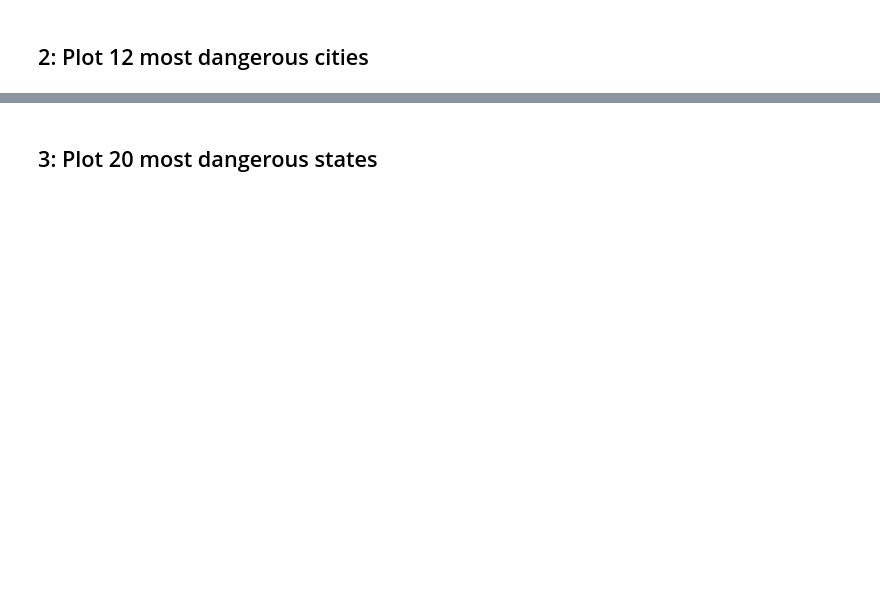
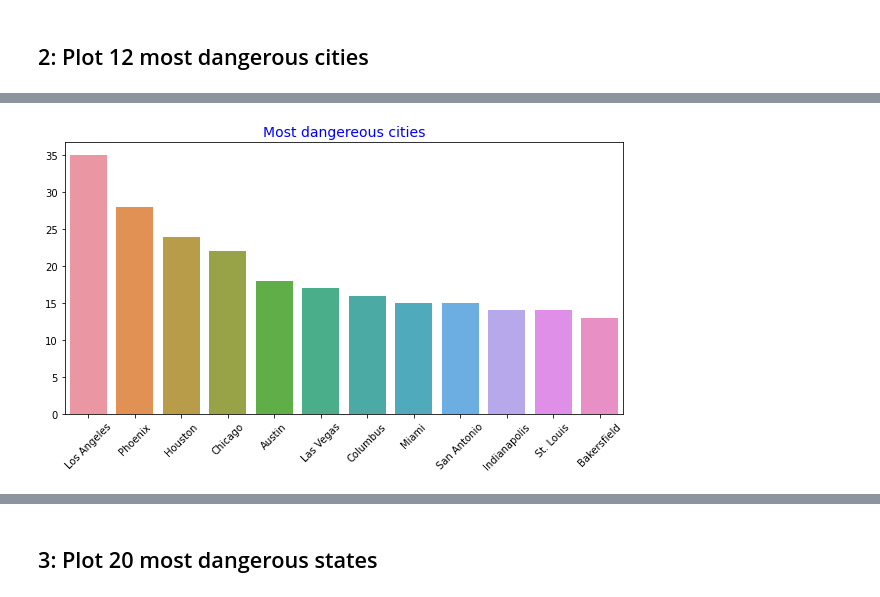
Before and after one commit to MevlutYildiz77/Assignments, a Jupyter notebook: datascience_assignments/güncel_görevler/Assignment_2_student.ipynb, the cells around one changed output, grey strips where cells are left out. Saved outputs shown, nothing was run; the diff lists cells and outputs as text; code cells hidden in the pictures; blank space fills up the shorter version.

```diff
--- a/datascience_assignments/güncel_görevler/Assignment_2_student.ipynb
+++ b/datascience_assignments/güncel_görevler/Assignment_2_student.ipynb
@@ -103,0 +99,9 @@ Name: city, Length: 1417, dtype: int64
+# %%
+# with seaborn barplot
+fig, ax = plt.subplots(figsize=(10,5))
+sns.barplot(x=cities.index, y=cities.values, data=kill);
+ax.set_xticklabels(cities.index, rotation =45)
+ax.set_title("Most dangereous cities", color = "blue", fontsize=14)
+plt.show()
+# %% [output]
+[figure, added]
```
Also changed, not shown: parts of 27 cells of this notebook.
